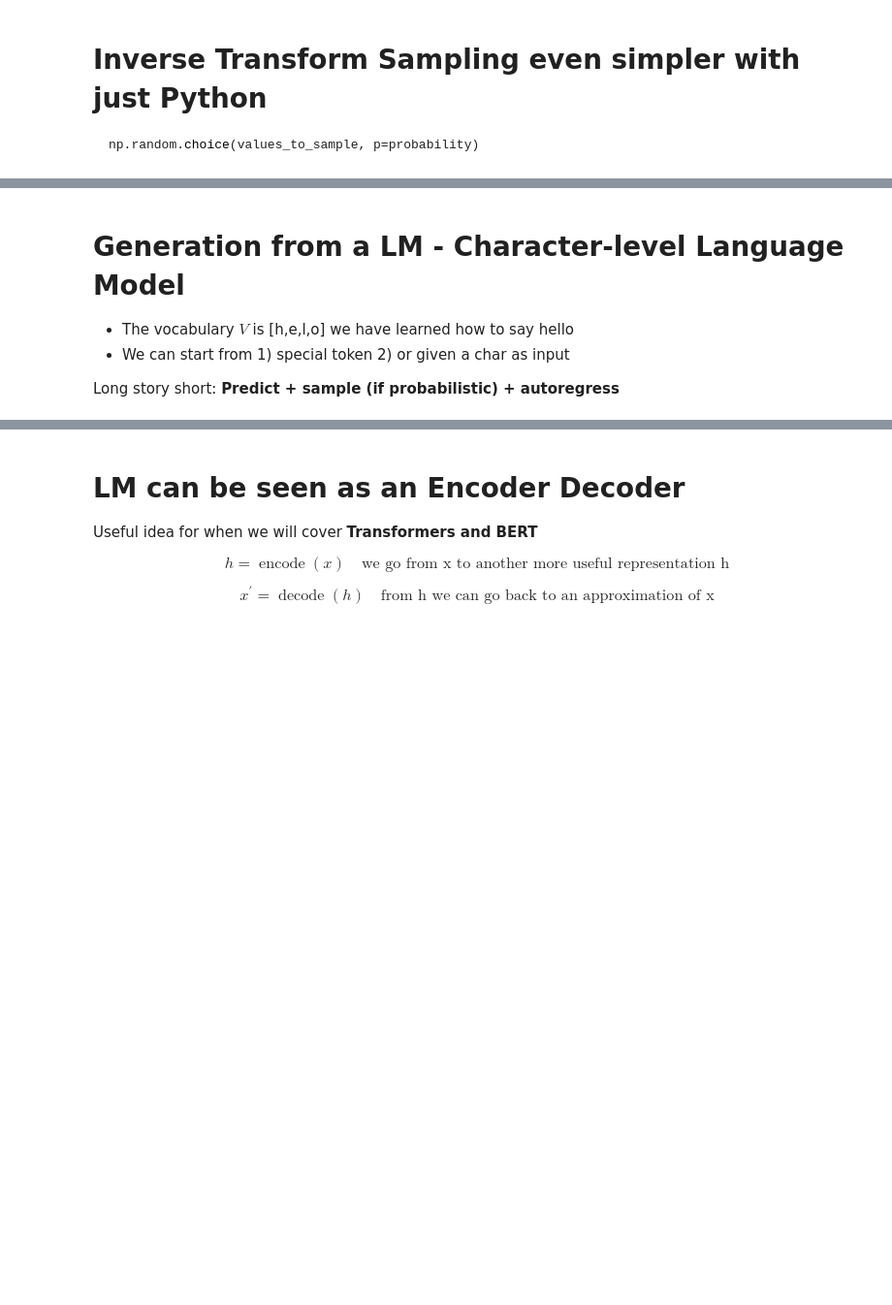
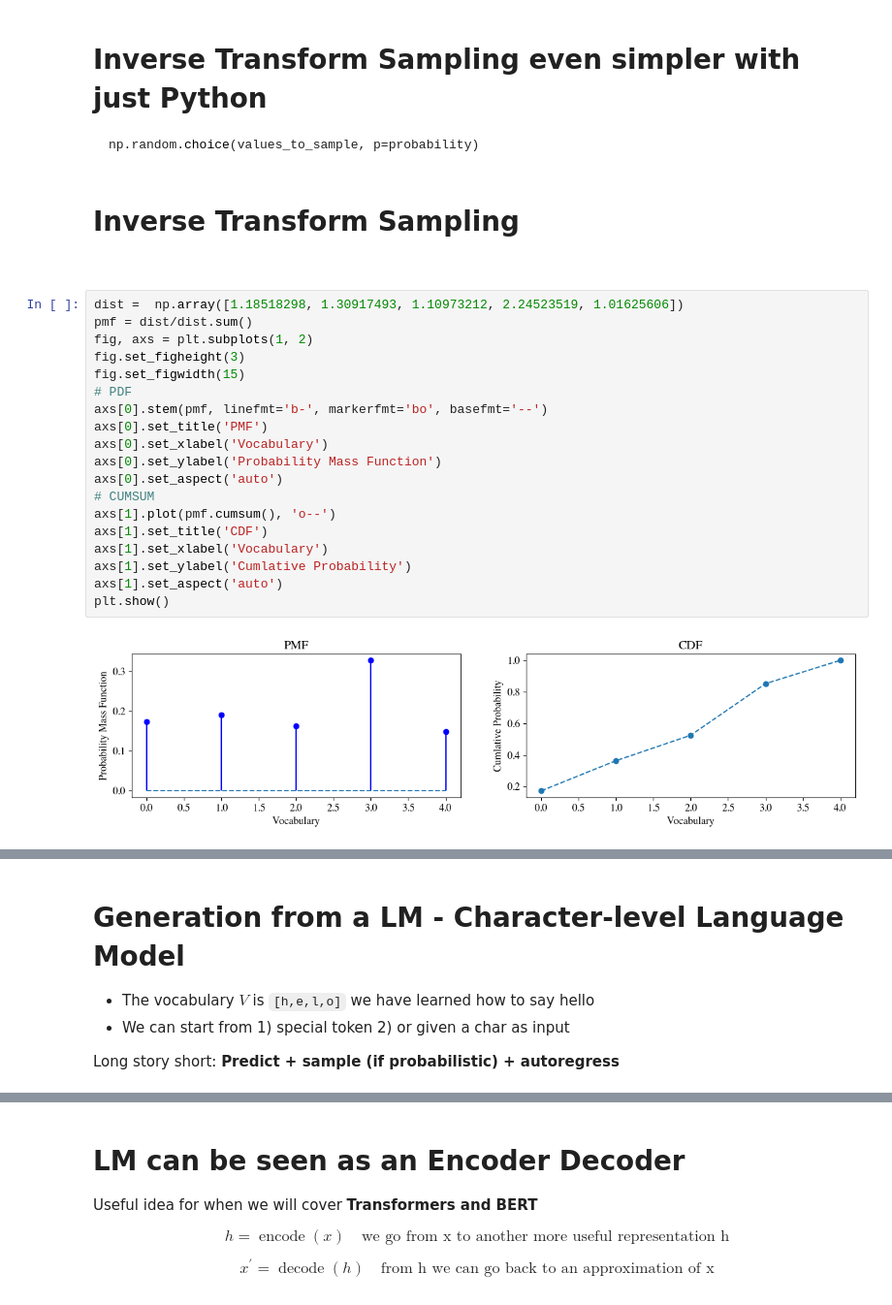
Before and after one commit to iacopomasi/NLP, a Jupyter notebook: course/2_03_seq_processing/2_03_seq_processing.ipynb, the cells around one changed output, grey strips where cells are left out. Shown at 97% size. Drawn from its saved outputs; the diff is of its cells as text; blank space fills up the shorter version.

````diff
--- a/course/2_03_seq_processing/2_03_seq_processing.ipynb
+++ b/course/2_03_seq_processing/2_03_seq_processing.ipynb
@@ -805,6 +805,30 @@ sampled_idx = np.argmin((U[:, None] > pmf.cumsum()), axis=1)
 ```python
 np.random.choice(values_to_sample, p=probability)
 ```
+# %% [markdown]
+# Inverse Transform Sampling
+<br>
+# %%
+dist =  np.array([1.18518298, 1.30917493, 1.10973212, 2.24523519, 1.01625606])
+pmf = dist/dist.sum()
+fig, axs = plt.subplots(1, 2)
+fig.set_figheight(3)
+fig.set_figwidth(15)
+# PDF
+axs[0].stem(pmf, linefmt='b-', markerfmt='bo', basefmt='--')
+axs[0].set_title('PMF')
+axs[0].set_xlabel('Vocabulary')
+axs[0].set_ylabel('Probability Mass Function')
+axs[0].set_aspect('auto')
+# CUMSUM
+axs[1].plot(pmf.cumsum(), 'o--')
+axs[1].set_title('CDF')
+axs[1].set_xlabel('Vocabulary')
+axs[1].set_ylabel('Cumlative Probability')
+axs[1].set_aspect('auto')
+plt.show()
+# %% [output]
+[figure, added]
 # %% [markdown]
 # Inverse Transform Sampling in Action
 
@@ -812,7 +836,7 @@ np.random.choice(values_to_sample, p=probability)
 <img width="40%" src="https://upload.wikimedia.org/wikipedia/commons/c/cc/Inverse_Transform_Sampling_Example.gif" /></center>
 # %% [markdown]
 # Generation from a LM - Character-level Language Model
-- The vocabulary $V$ is [h,e,l,o] we have learned how to say hello
+- The vocabulary $V$ is `[h,e,l,o]` we have learned how to say hello
 - We can start from 1) <START> special token 2) or given a char as input
 
 Long story short: **Predict + sample (if probabilistic) + autoregress**
````
Also changed, not shown: parts of 9 cells of this notebook.
